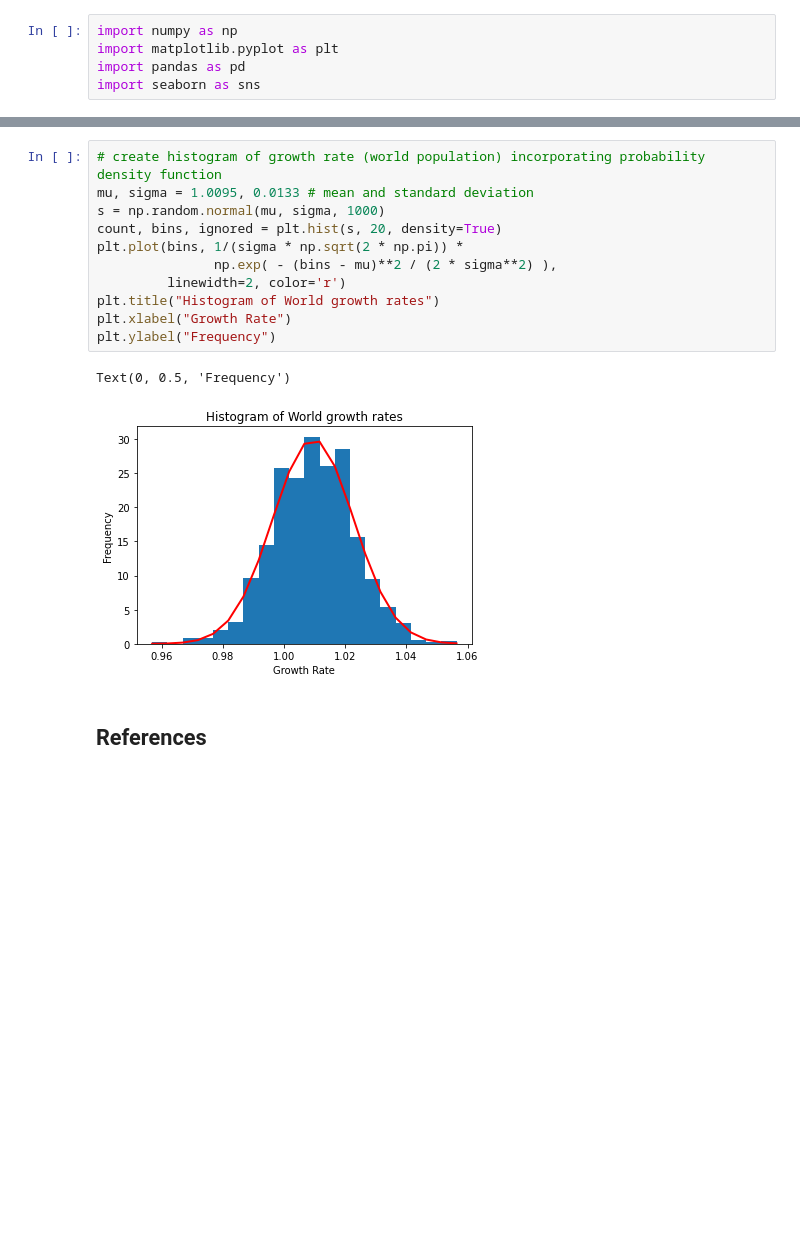
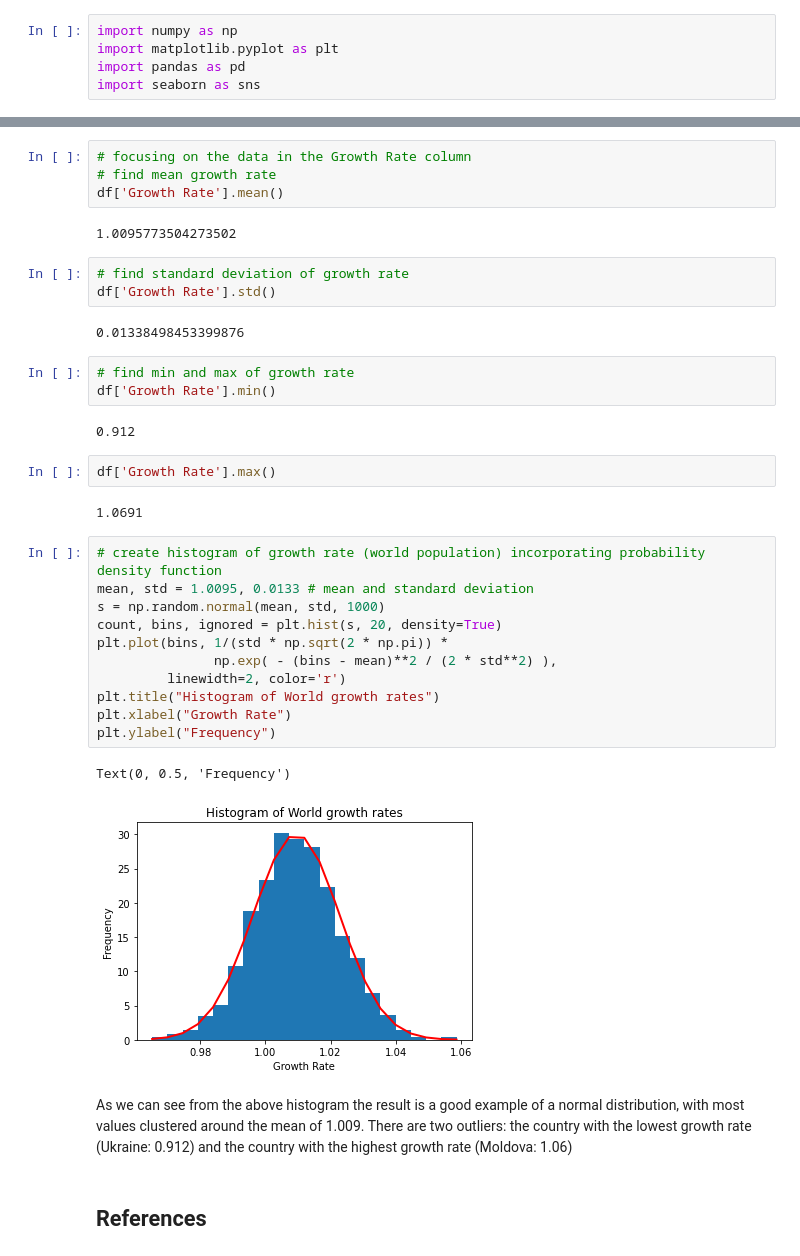
Before and after one commit to martincusack979/fundanalysis-assesment, a Jupyter notebook: normal-distribution.ipynb, the cells around one changed output, grey strips where cells are left out. Saved outputs shown, nothing was run; the diff lists cells and outputs as text; blank space fills up the shorter version.

```diff
--- a/normal-distribution.ipynb
+++ b/normal-distribution.ipynb
@@ -30,17 +49,39 @@ In the next section I will create and analyse standard distribution taken from a
+# %%
+# focusing on the data in the Growth Rate column
+# find mean growth rate
+df['Growth Rate'].mean()
+# %% [output]
+1.0095773504273502
+# %%
+# find standard deviation of growth rate
+df['Growth Rate'].std()
+# %% [output]
+0.01338498453399876
+# %%
+# find min and max of growth rate
+df['Growth Rate'].min()
+# %% [output]
+0.912
+# %%
+df['Growth Rate'].max()
+# %% [output]
+1.0691
 # %%
 # create histogram of growth rate (world population) incorporating probability density function
-mu, sigma = 1.0095, 0.0133 # mean and standard deviation
-s = np.random.normal(mu, sigma, 1000)
+mean, std = 1.0095, 0.0133 # mean and standard deviation
+s = np.random.normal(mean, std, 1000)
 count, bins, ignored = plt.hist(s, 20, density=True)
-plt.plot(bins, 1/(sigma * np.sqrt(2 * np.pi)) *
-               np.exp( - (bins - mu)**2 / (2 * sigma**2) ),
+plt.plot(bins, 1/(std * np.sqrt(2 * np.pi)) *
+               np.exp( - (bins - mean)**2 / (2 * std**2) ),
          linewidth=2, color='r')
 plt.title("Histogram of World growth rates")
 plt.xlabel("Growth Rate")
 plt.ylabel("Frequency")
 # %% [output]
 Text(0, 0.5, 'Frequency')
-[figure, old version]
+[figure, new version]
+# %% [markdown]
+As we can see from the above histogram the result is a good example of a normal distribution, with most values clustered around the mean of 1.009. There are two outliers: the country with the lowest growth rate (Ukraine: 0.912) and the country with the highest growth rate (Moldova: 1.06)
 # %% [markdown]
 ## References
 # %% [markdown]
```
Also changed, not shown: parts of 10 cells of this notebook.
